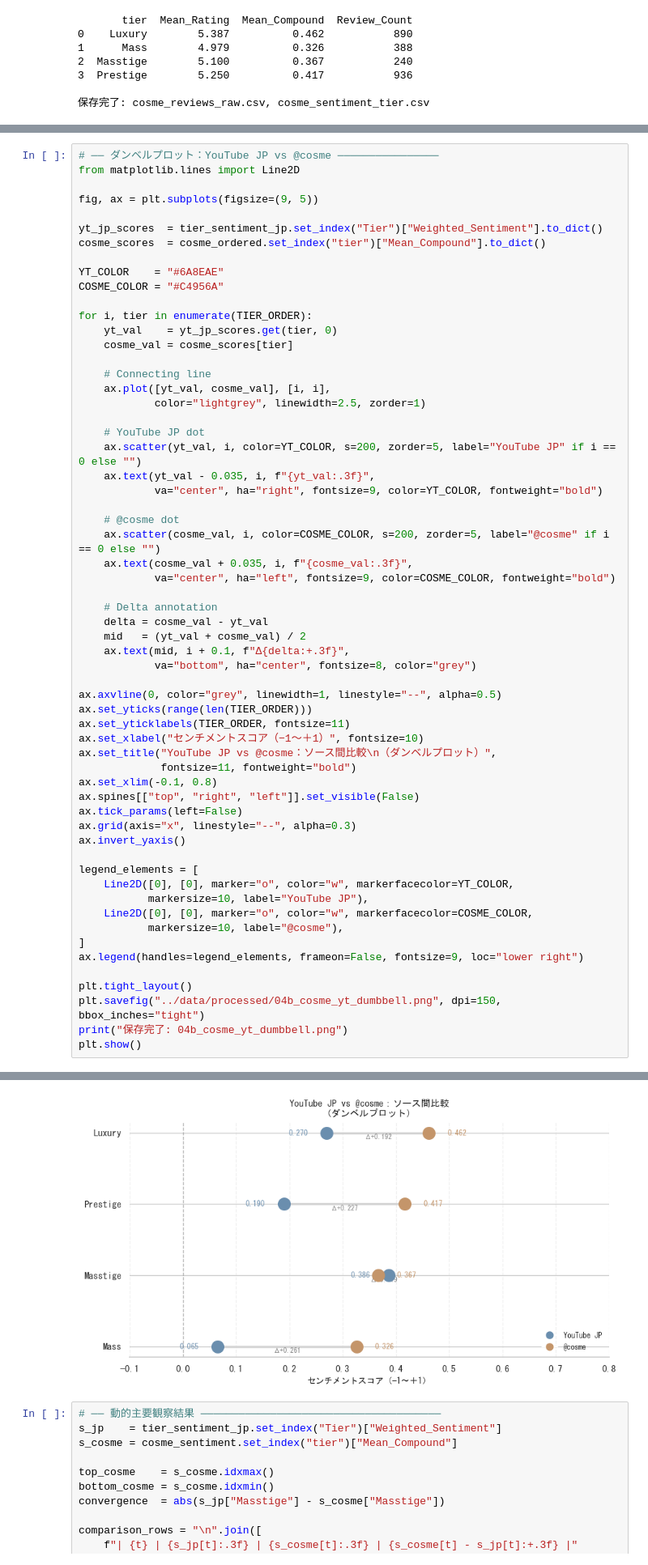
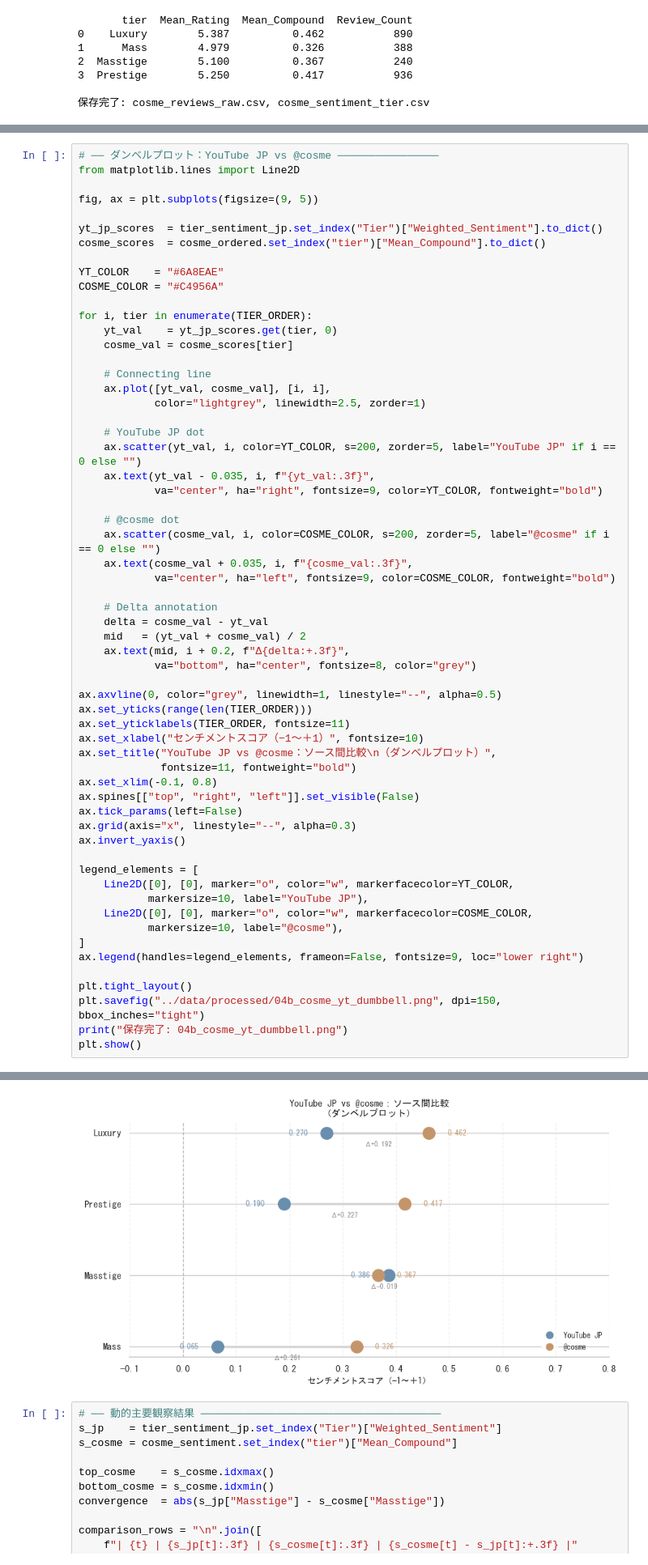
Before and after one commit to Stan-DS-Z/the-masstige-moment, a Jupyter notebook: notebooks/04B_@コスメ_youtube_センチメント.ipynb, the cells around one changed output, grey strips where cells are left out. Shown at 81% size. Drawn from its saved outputs; the diff is of its cells as text.

```diff
--- a/notebooks/04B_@コスメ_youtube_センチメント.ipynb
+++ b/notebooks/04B_@コスメ_youtube_センチメント.ipynb
@@ -918,36 +923,36 @@ for i, tier in enumerate(TIER_ORDER):
     # Delta annotation
     delta = cosme_val - yt_val
     mid   = (yt_val + cosme_val) / 2
-    ax.text(mid, i + 0.1, f"Δ{delta:+.3f}",
+    ax.text(mid, i + 0.2, f"Δ{delta:+.3f}",
             va="bottom", ha="center", fontsize=8, color="grey")
 
 ax.axvline(0, color="grey", linewidth=1, linestyle="--", alpha=0.5)
 ax.set_yticks(range(len(TIER_ORDER)))
 ax.set_yticklabels(TIER_ORDER, fontsize=11)
 ax.set_xlabel("センチメントスコア（−1〜＋1）", fontsize=10)
 ax.set_title("YouTube JP vs @cosme：ソース間比較\n（ダンベルプロット）",
              fontsize=11, fontweight="bold")
 ax.set_xlim(-0.1, 0.8)
 ax.spines[["top", "right", "left"]].set_visible(False)
 ax.tick_params(left=False)
 ax.grid(axis="x", linestyle="--", alpha=0.3)
 ax.invert_yaxis()
 
 legend_elements = [
     Line2D([0], [0], marker="o", color="w", markerfacecolor=YT_COLOR,
            markersize=10, label="YouTube JP"),
     Line2D([0], [0], marker="o", color="w", markerfacecolor=COSME_COLOR,
            markersize=10, label="@cosme"),
 ]
 ax.legend(handles=legend_elements, frameon=False, fontsize=9, loc="lower right")
 
 plt.tight_layout()
 plt.savefig("../data/processed/04b_cosme_yt_dumbbell.png", dpi=150, bbox_inches="tight")
 print("保存完了: 04b_cosme_yt_dumbbell.png")
 plt.show()
 # %% [output]
 保存完了: 04b_cosme_yt_dumbbell.png
-[figure, old version]
+[figure, new version]
 # %%
 # ── 動的主要観察結果 ──────────────────────────────────────
 s_jp    = tier_sentiment_jp.set_index("Tier")["Weighted_Sentiment"]
```
Also changed, not shown: parts of 3 cells of this notebook, 1 other file.
